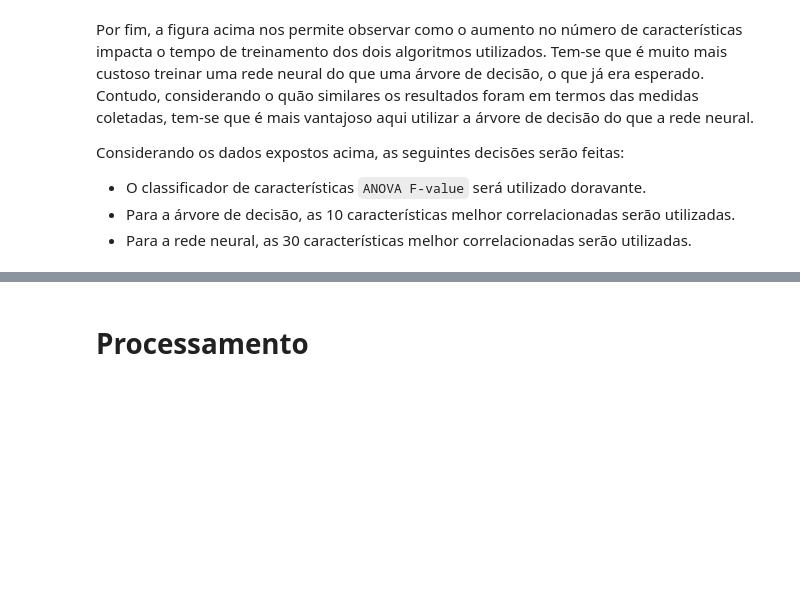
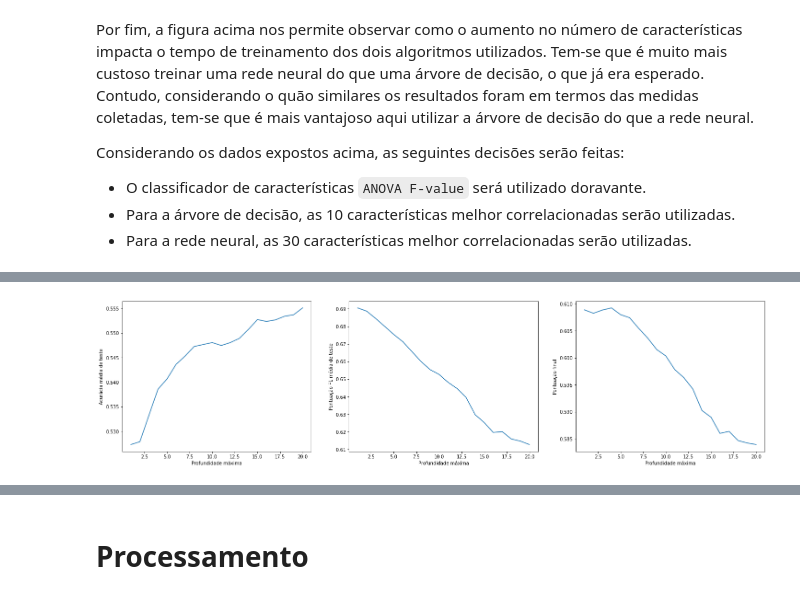
Before and after one commit to ygarasab/data-classification, a Jupyter notebook: código/Processamento.ipynb, the cells around one changed output, grey strips where cells are left out. Cells and saved outputs as stored; diff of their text form; code cells hidden in the pictures; blank space fills up the shorter version.

```diff
--- a/código/Processamento.ipynb
+++ b/código/Processamento.ipynb
@@ -449,0 +530,5 @@ Considerando os dados expostos acima, as seguintes decisões serão feitas:
+# %%
+resultados_de_profundidade_de_arvore = pd.read_csv(
+    f"{diretorio_de_resultados.as_posix()}/Resultados de profundidade de árvore.csv", sep=";", encoding="utf-8"
+)
+resultados_de_profundidade_de_arvore.sort_values(by="Pontuação final", ascending=False).head(10)
@@ -449,0 +547,10 @@ Considerando os dados expostos acima, as seguintes decisões serão feitas:
+# %%
+figura, eixos = plt.subplots(1, 3, figsize=(25, 6))
+
+sns.lineplot(data=resultados_de_profundidade_de_arvore, x="Profundidade máxima", y="Acurácia média de teste", ax=eixos[0])
+sns.lineplot(data=resultados_de_profundidade_de_arvore, x="Profundidade máxima", y="Pontuação F1 média de teste", ax=eixos[1])
+sns.lineplot(data=resultados_de_profundidade_de_arvore, x="Profundidade máxima", y="Pontuação final", ax=eixos[2])
+
+figura.savefig(f"{diretorio_de_resultados.as_posix()}/Evolução da acurácia da árvore (por profundidade).jpg", transparent=False)
+# %% [output]
+[figure, added]
```
Also changed, not shown: parts of 21 cells of this notebook, 7 other files.
